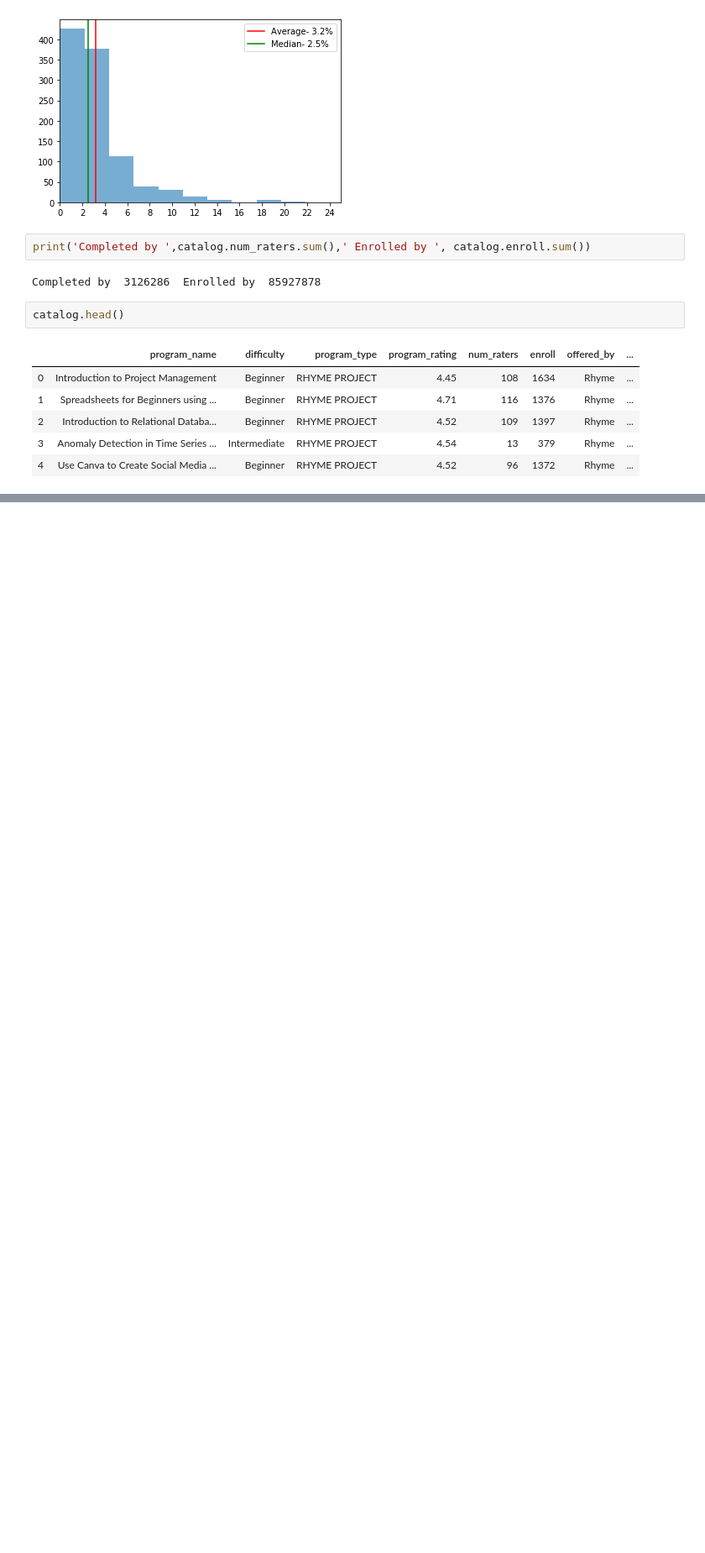
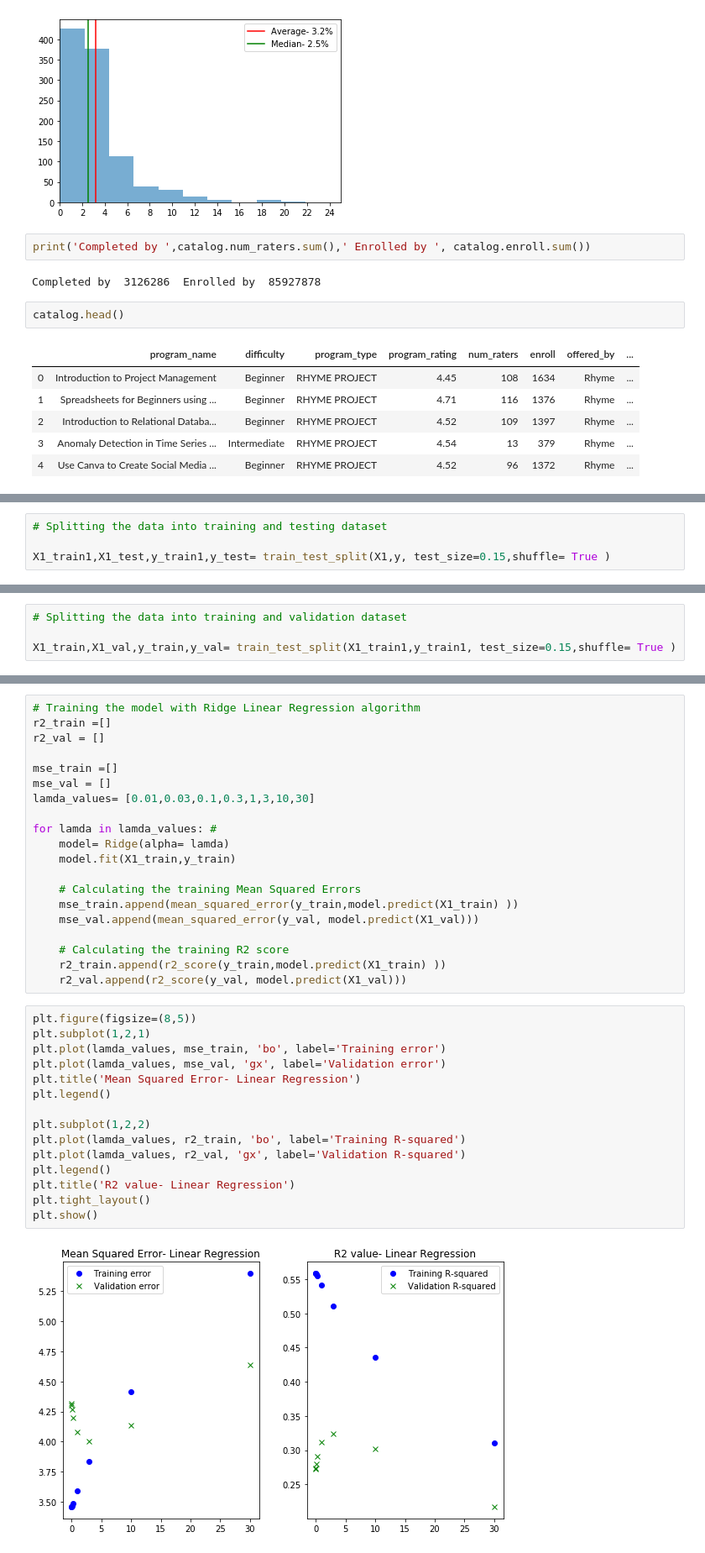
Before and after one commit to srinivasayer4/Coursera-Courses-Analysis, a Jupyter notebook: Coursera.ipynb, the cells around one changed output, grey strips where cells are left out. Shown at 84% size. Drawn from its saved outputs; the diff is of its cells as text; blank space fills up the shorter version.

```diff
--- a/Coursera.ipynb
+++ b/Coursera.ipynb
@@ -313,0 +350,4 @@ catalog.head()
+# %%
+# Splitting the data into training and testing dataset
+
+X1_train1,X1_test,y_train1,y_test= train_test_split(X1,y, test_size=0.15,shuffle= True )
@@ -313,0 +358,4 @@ catalog.head()
+# %%
+# Splitting the data into training and validation dataset
+
+X1_train,X1_val,y_train,y_val= train_test_split(X1_train1,y_train1, test_size=0.15,shuffle= True )
@@ -313,0 +371,37 @@ catalog.head()
+# %%
+# Training the model with Ridge Linear Regression algorithm
+r2_train =[]
+r2_val = []
+
+mse_train =[]
+mse_val = []
+lamda_values= [0.01,0.03,0.1,0.3,1,3,10,30]
+
+for lamda in lamda_values: #
+    model= Ridge(alpha= lamda)
+    model.fit(X1_train,y_train)
+
+    # Calculating the training Mean Squared Errors
+    mse_train.append(mean_squared_error(y_train,model.predict(X1_train) ))
+    mse_val.append(mean_squared_error(y_val, model.predict(X1_val)))
+
+    # Calculating the training R2 score
+    r2_train.append(r2_score(y_train,model.predict(X1_train) ))
+    r2_val.append(r2_score(y_val, model.predict(X1_val)))
+# %%
+plt.figure(figsize=(8,5))
+plt.subplot(1,2,1)
+plt.plot(lamda_values, mse_train, 'bo', label='Training error')
+plt.plot(lamda_values, mse_val, 'gx', label='Validation error')
+plt.title('Mean Squared Error- Linear Regression')
+plt.legend()
+
+plt.subplot(1,2,2)
+plt.plot(lamda_values, r2_train, 'bo', label='Training R-squared')
+plt.plot(lamda_values, r2_val, 'gx', label='Validation R-squared')
+plt.legend()
+plt.title('R2 value- Linear Regression')
+plt.tight_layout()
+plt.show()
+# %% [output]
+[figure, added]
```
Also changed, not shown: parts of 24 cells of this notebook.
